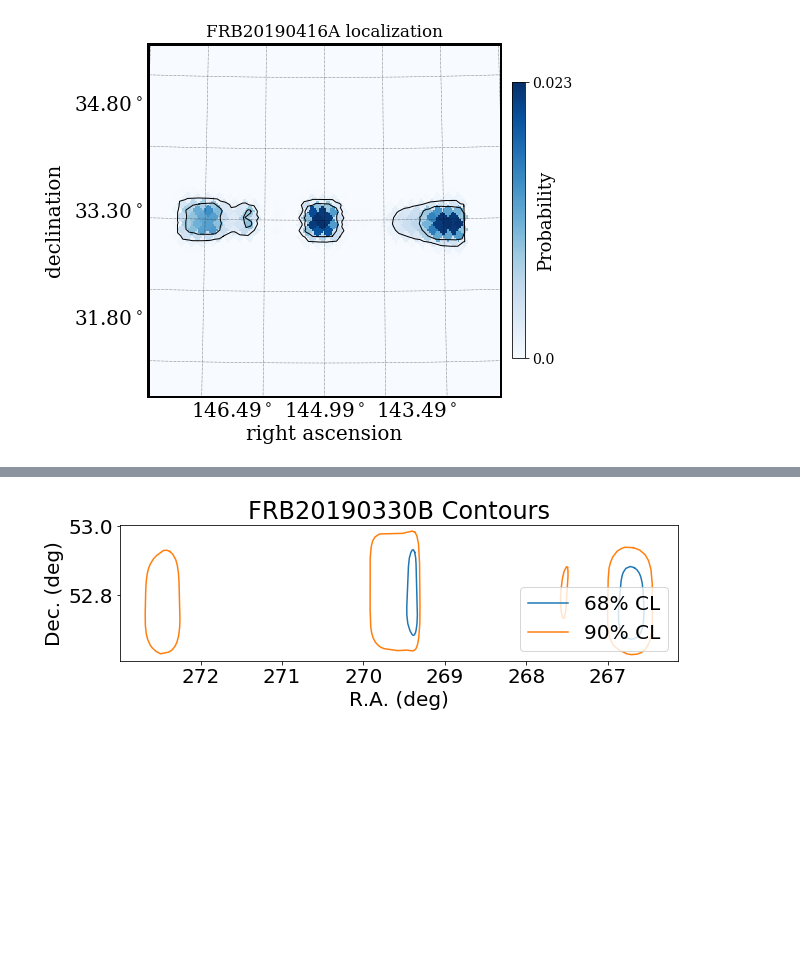
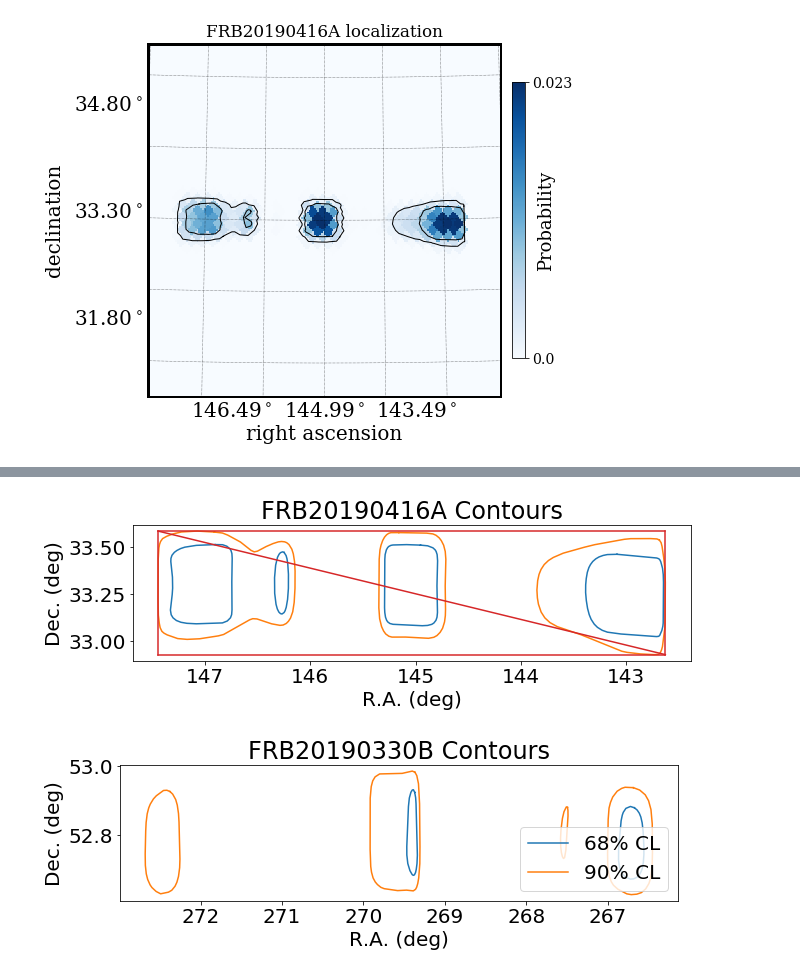
Before and after one commit to jessiethw/FRB, a Jupyter notebook: localizations.ipynb, the cells around one changed output, grey strips where cells are left out. Cells and saved outputs as stored; diff of their text form; code cells hidden in the pictures; blank space fills up the shorter version.

```diff
--- a/localizations.ipynb
+++ b/localizations.ipynb
@@ -593,3 +581,64 @@ Total map probability = 1.000000
+# %%
+f = h5.File(dat_loc+'FRB20190416A_localization.h5','r')
+#show_contours(f2)
+
+fig, ax = plt.subplots(figsize=(10,2.5))
+i=0
+extent=[[0,361],[0,91]]
+for name, contour in f['/contours/68/'].items():
+    contour=contour[:]
+    max_ra=max(contour[0])
+    if max_ra> extent[0][0]: extent[0][0]=max_ra
+    min_ra=min(contour[0])
+    if min_ra< extent[0][1]: extent[0][1]=min_ra
+    max_dec=max(contour[1])
+    if max_dec> extent[1][0]: extent[1][0]=max_dec
+    min_dec=min(contour[1])
+    if min_dec < extent[1][1]: extent[1][1]=min_dec
+
+    if i==0: plt.plot(contour[0],contour[1],color='C0', label='68% CL')
+    else: plt.plot(contour[0],contour[1],color='C0')
+    i+=1
+ras=np.linspace(extent[0][1],extent[0][0],100)
+decs=np.linspace(extent[1][1],extent[1][0],100)
+#plt.plot(ras,extent[1][1]*np.ones_like(ras),color='C0')
+#plt.plot(ras,extent[1][0]*np.ones_like(ras),color='C0')
+#plt.plot(extent[0][1]*np.ones_like(ras),decs,color='C0')
+#plt.plot(extent[0][0]*np.ones_like(ras),decs,color='C0')
+#plt.plot(ras,decs,color='C4')
+
+i=0
+extent=[[0,361],[0,91]]
+for name, contour in f['/contours/90/'].items():
+    contour=contour[:]
+    max_ra=max(contour[0])
+    if max_ra> extent[0][0]: extent[0][0]=max_ra
+    min_ra=min(contour[0])
+    if min_ra< extent[0][1]: extent[0][1]=min_ra
+    max_dec=max(contour[1])
+    if max_dec> extent[1][0]: extent[1][0]=max_dec
+    min_dec=min(contour[1])
+    if min_dec < extent[1][1]: extent[1][1]=min_dec
+
+    if i==0: plt.plot(contour[0],contour[1],color='C1', label='90% CL')
+    else: plt.plot(contour[0],contour[1],color='C1')
+    i+=1
+ras=np.linspace(extent[0][1],extent[0][0],100)
+decs=np.linspace(extent[1][1],extent[1][0],100)
+plt.plot(ras,extent[1][1]*np.ones_like(ras),color='C3')
+plt.plot(ras,extent[1][0]*np.ones_like(ras),color='C3')
+plt.plot(extent[0][1]*np.ones_like(ras),decs,color='C3')
+plt.plot(extent[0][0]*np.ones_like(ras),decs,color='C3')
+plt.plot(ras,decs,color='C3')
+
+ax.invert_xaxis()
+plt.xlabel('R.A. (deg)')
+plt.ylabel('Dec. (deg)')
+#plt.legend(loc=4)
+plt.title('%s Contours'%f['/'].attrs['tns_name'])
+plt.show()
+# %% [output]
+[figure, added]
 # %%
 f2=h5.File(samp_f[2],'r')
 #show_localizations(f2)
```
Also changed, not shown: parts of 4 cells of this notebook, 1 other file.
